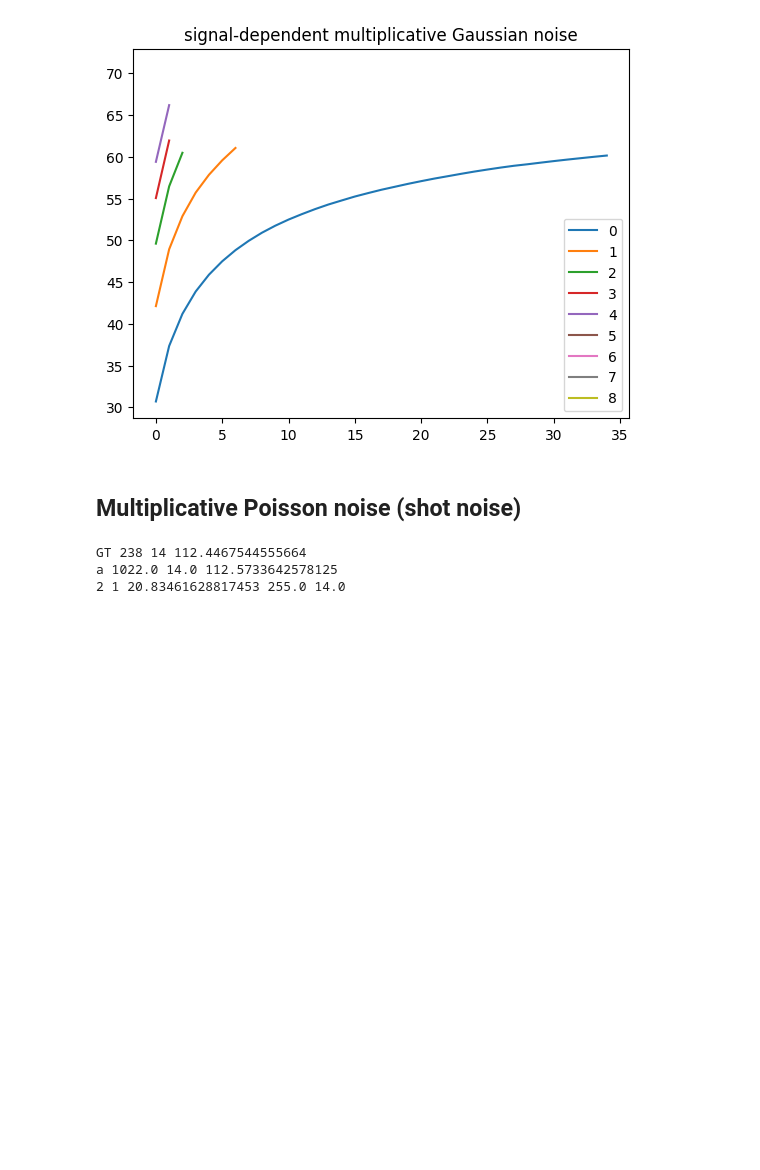
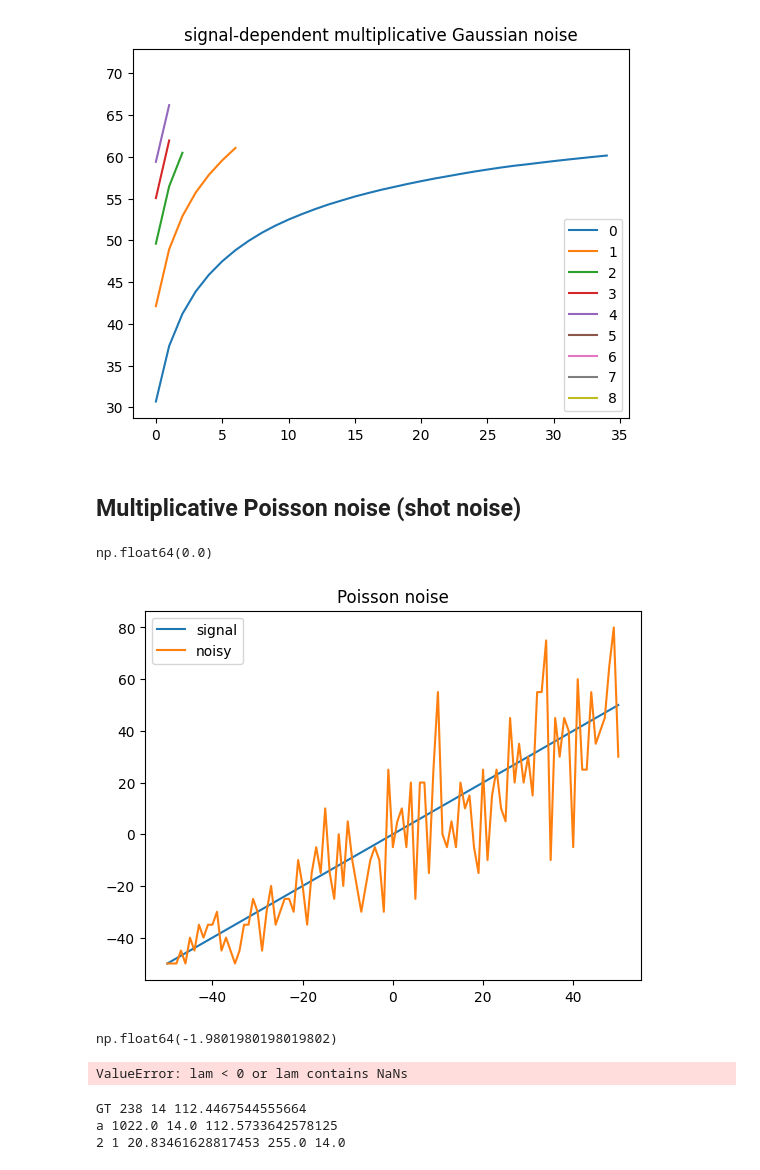
Before and after one commit to vicente-gonzalez-ruiz/denoising_analysis_using_FSC, a Jupyter notebook: figs/gaussian_averaging.ipynb, the cells around one changed output. Cells and saved outputs as stored; diff of their text form; code cells hidden in the pictures; blank space fills up the shorter version.

```diff
--- a/figs/gaussian_averaging.ipynb
+++ b/figs/gaussian_averaging.ipynb
@@ -574,6 +583,37 @@ plt.show()
 [figure]
 # %% [markdown]
 ## Multiplicative Poisson noise (shot noise)
+# %%
+signal = np.arange(101) - 50
+np.mean(signal)
+# %% [output]
+np.float64(0.0)
+# %%
+max_intensity = np.max(signal)
+min_intensity = np.min(signal)
+dynamic_range = max_intensity - min_intensity
+normalized_signal = (signal - min_intensity) / dynamic_range
+_lambda = 20
+noisy = np.random.poisson(lam=(normalized_signal*_lambda))
+#noisy = (normalized_signal - 0.0) * (1 + np.random.poisson(_lambda, len(signal)))
+noisy = dynamic_range * noisy/_lambda + min_intensity
+# %%
+plt.title("Poisson noise")
+plt.plot(signal, signal, label="signal")
+plt.plot(signal, noisy, label="noisy")
+plt.legend()
+plt.show()
+# %% [output]
+[figure, added]
+# %%
+np.mean(noisy)
+# %% [output]
+np.float64(-1.9801980198019802)
+# %%
+s = np.random.poisson(lam=(100., 500.))
+s
+# %% [output]
+ValueError: lam < 0 or lam contains NaNs
 # %%
 curves = []
 #sigma_index = 1
```
Also changed, not shown: parts of 9 cells of this notebook, 1 other file.
